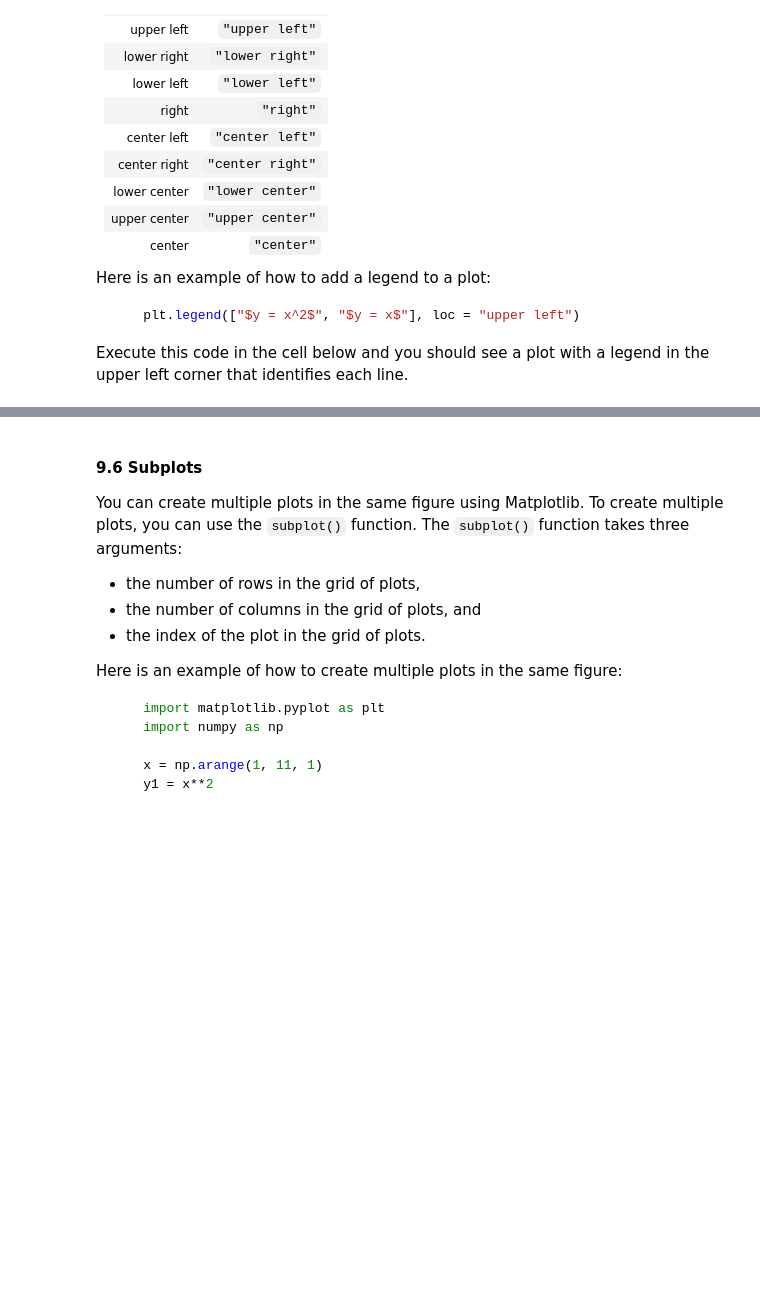
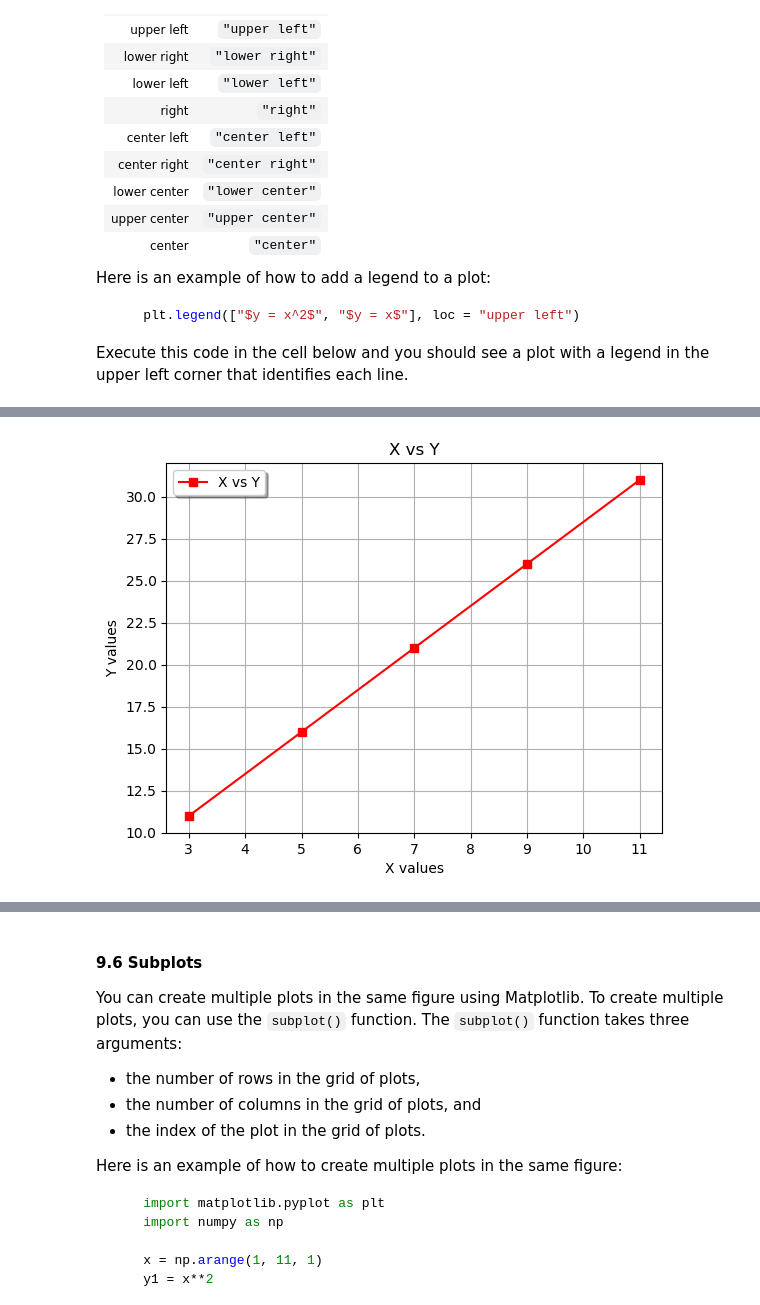
Before and after one commit to j-timothy1234/learn-python-with-Timothy, a Jupyter notebook: 9-BasiCPlotting.ipynb, the cells around one changed output, grey strips where cells are left out. Drawn from its saved outputs; the diff is of its cells as text; code cells hidden in the pictures; blank space fills up the shorter version.

```diff
--- a/9-BasiCPlotting.ipynb
+++ b/9-BasiCPlotting.ipynb
@@ -606,3 +643,20 @@ plt.show()
+# %%
+from matplotlib import pyplot as plt
+
+
+x = [3, 5, 7, 9, 11]
+y = [11, 16, 21, 26, 31]
+
+plt.xlabel("X values")
+plt.ylabel("Y values")
+plt.title("X vs Y")
+
+plt.plot(x, y, "rs-", label = "X vs Y")
+plt.grid()
+plt.legend(loc = 'best', shadow = True)
+plt.show()
+# %% [output]
+[figure, added]
 # %%
 # BAR GRAPH
 
```
Also changed, not shown: parts of 36 cells of this notebook, 29 other files.
